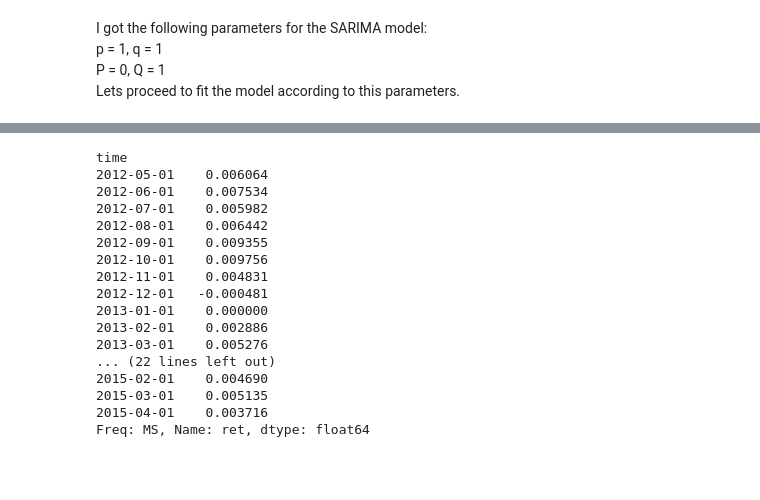
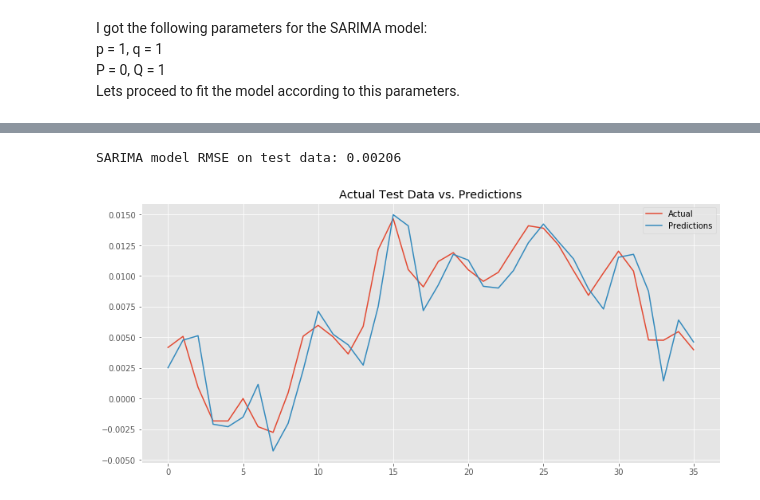
Before and after one commit to feraguilari/dsc-mod-4-project-online-ds-pt-021119, a Jupyter notebook: student.ipynb, the cells around one changed output, grey strips where cells are left out. Saved outputs shown, nothing was run; the diff lists cells and outputs as text; code cells hidden in the pictures; blank space fills up the shorter version.

```diff
--- a/student.ipynb
+++ b/student.ipynb
@@ -510,20 +551,5 @@ SARIMA model RMSE on train data:0.001956403675534825
-# %%
-train[-36:]
-# %% [output]
-time
-2012-05-01    0.006064
-2012-06-01    0.007534
-2012-07-01    0.005982
-2012-08-01    0.006442
-2012-09-01    0.009355
-2012-10-01    0.009756
-2012-11-01    0.004831
-2012-12-01   -0.000481
-2013-01-01    0.000000
-2013-02-01    0.002886
-2013-03-01    0.005276
-... (22 lines left out)
-2015-02-01    0.004690
-2015-03-01    0.005135
-2015-04-01    0.003716
-Freq: MS, Name: ret, dtype: float64
+# %%
+test_RMSE(TS_70808,pdq=pdq,pdqs=pdqs, display=True)
+# %% [output]
+SARIMA model RMSE on test data: 0.00206
+[figure, added]
```
Also changed, not shown: parts of 15 cells of this notebook.
